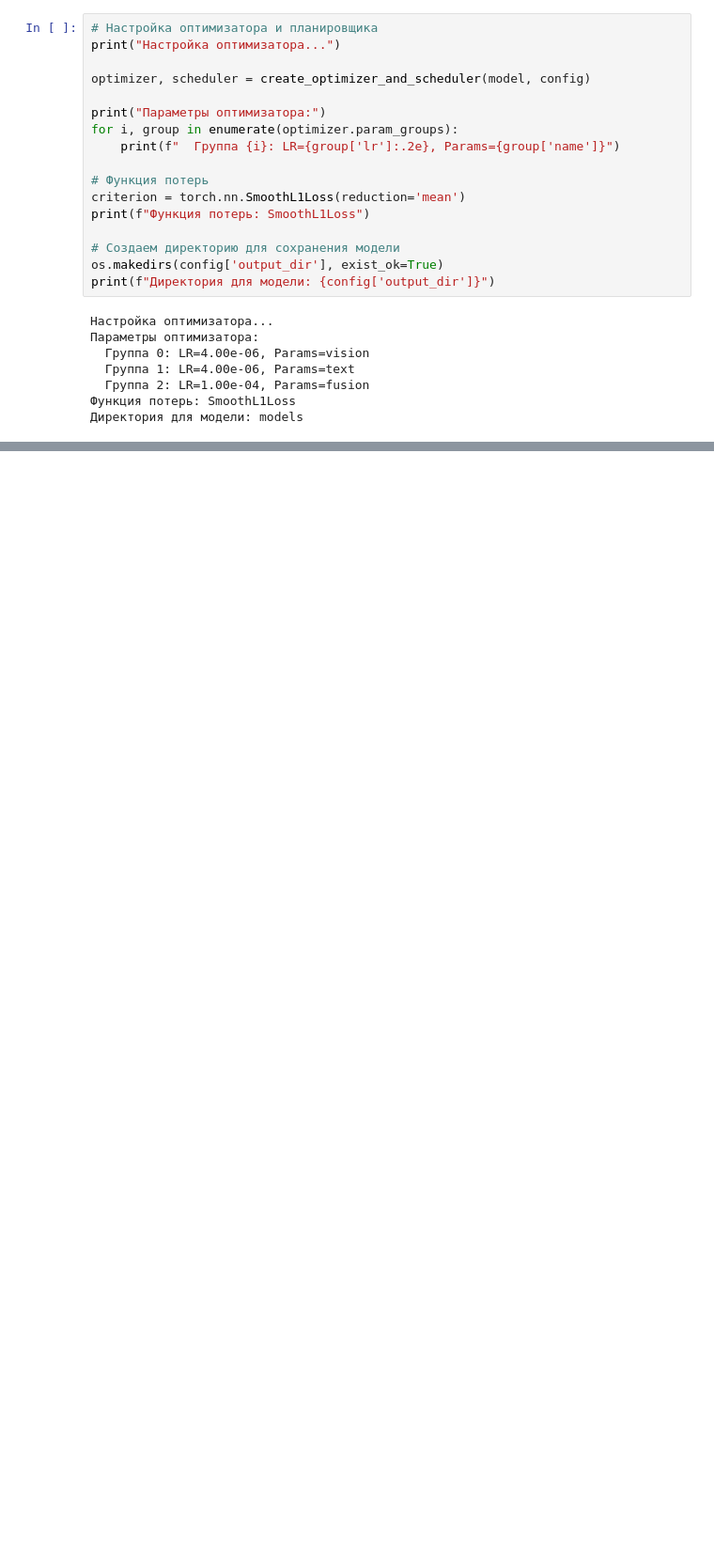
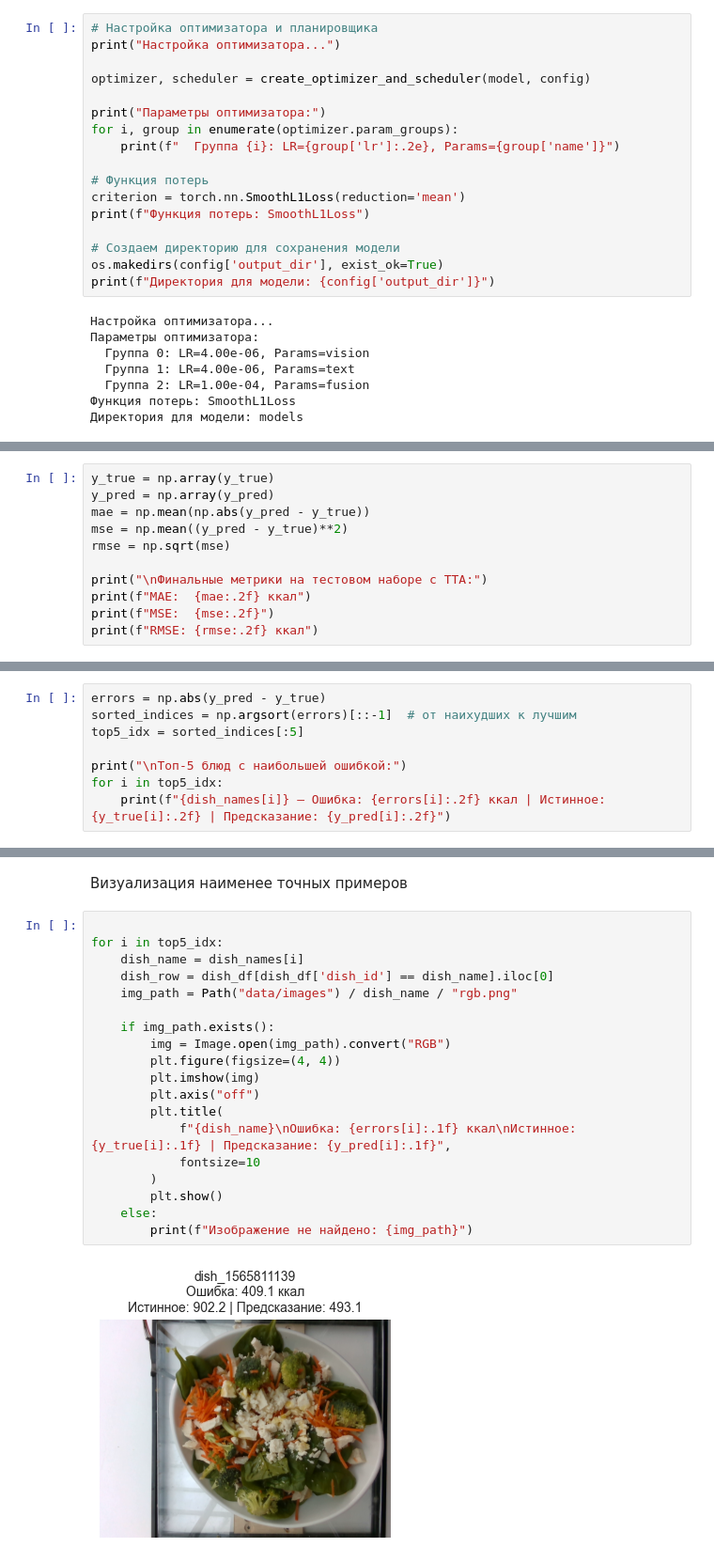
Before and after one commit to AndyGavrilov/calorie-vision, a Jupyter notebook: eda_train_eval.ipynb, the cells around one changed output, grey strips where cells are left out. Shown at 94% size. Saved outputs shown, nothing was run; the diff lists cells and outputs as text; blank space fills up the shorter version.

```diff
--- a/eda_train_eval.ipynb
+++ b/eda_train_eval.ipynb
@@ -1082,0 +1150,11 @@ print(f"Конфигурация: {config_path}")
+# %%
+y_true = np.array(y_true)
+y_pred = np.array(y_pred)
+mae = np.mean(np.abs(y_pred - y_true))
+mse = np.mean((y_pred - y_true)**2)
+rmse = np.sqrt(mse)
+
+print("\nФинальные метрики на тестовом наборе с TTA:")
+print(f"MAE:  {mae:.2f} ккал")
+print(f"MSE:  {mse:.2f}")
+print(f"RMSE: {rmse:.2f} ккал")
@@ -1082,0 +1168,8 @@ print(f"Конфигурация: {config_path}")
+# %%
+errors = np.abs(y_pred - y_true)
+sorted_indices = np.argsort(errors)[::-1]  # от наихудших к лучшим
+top5_idx = sorted_indices[:5]
+
+print("\nТоп-5 блюд с наибольшей ошибкой:")
+for i in top5_idx:
+    print(f"{dish_names[i]} — Ошибка: {errors[i]:.2f} ккал | Истинное: {y_true[i]:.2f} | Предсказание: {y_pred[i]:.2f}")
@@ -1082,0 +1183,23 @@ print(f"Конфигурация: {config_path}")
+# %% [markdown]
+Визуализация наименее точных примеров
+# %%
+
+for i in top5_idx:
+    dish_name = dish_names[i]
+    dish_row = dish_df[dish_df['dish_id'] == dish_name].iloc[0]
+    img_path = Path("data/images") / dish_name / "rgb.png"
+
+    if img_path.exists():
+        img = Image.open(img_path).convert("RGB")
+        plt.figure(figsize=(4, 4))
+        plt.imshow(img)
+        plt.axis("off")
+        plt.title(
+            f"{dish_name}\nОшибка: {errors[i]:.1f} ккал\nИстинное: {y_true[i]:.1f} | Предсказание: {y_pred[i]:.1f}",
+            fontsize=10
+        )
+        plt.show()
+    else:
+        print(f"Изображение не найдено: {img_path}")
+# %% [output]
+[figure, added]
```
Also changed, not shown: parts of 41 cells of this notebook, 5 other files.
